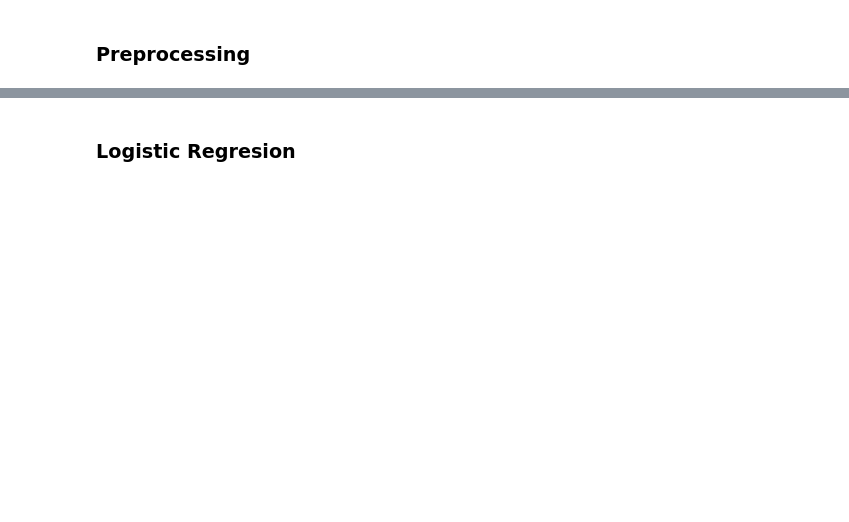
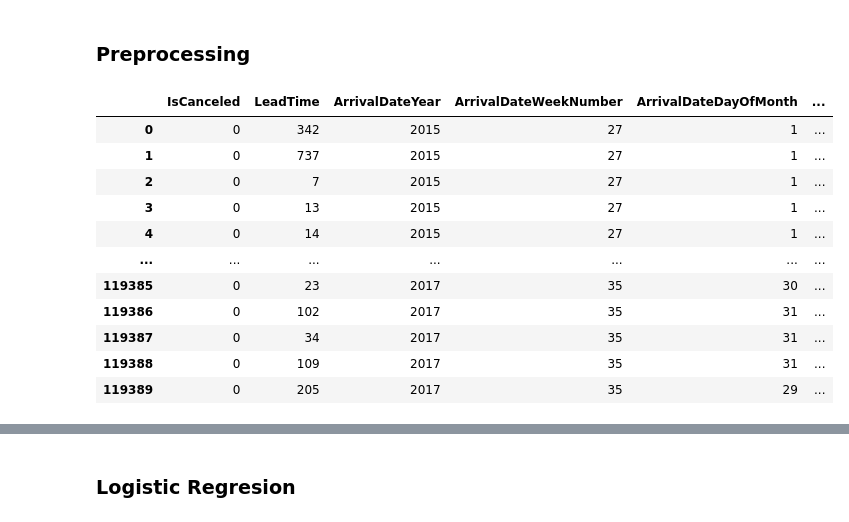
Before and after one commit to alejandromanas/GoogleColab_public, a Jupyter notebook: bookings/code/bookings.ipynb, the cells around one changed output, grey strips where cells are left out. Cells and saved outputs as stored; diff of their text form; code cells hidden in the pictures; blank space fills up the shorter version.

```diff
--- a/bookings/code/bookings.ipynb
+++ b/bookings/code/bookings.ipynb
@@ -109,26 +105,93 @@ def tac():
 # %%
 # data was preprocessed and imported from a personal Github repo
 #features
-X = pd.read_csv("https://raw.githubusercontent.com/alejandromanas/GoogleColab_public/master/bookings/files/X.csv", delimiter = ',')
+#X = pd.read_csv("https://raw.githubusercontent.com/alejandromanas/GoogleColab_public/master/bookings/files/X.csv", delimiter = ',')
 
 #outcome 'IsCancelled'
-Y = pd.read_csv("https://raw.githubusercontent.com/alejandromanas/GoogleColab_public/master/bookings/files/Y.csv", delimiter = ',')
+#Y = pd.read_csv("https://raw.githubusercontent.com/alejandromanas/GoogleColab_public/master/bookings/files/Y.csv", delimiter = ',')
 
 # Concatenation by columns
-Z=[]
-Z = pd.concat([Y,X],axis=1)
+#Z=[]
+#Z = pd.concat([Y,X],axis=1)
 
 #Original files
 #Resort
+#Original files
 H1 = pd.read_csv("https://raw.githubusercontent.com/alejandromanas/GoogleColab_public/master/bookings/files/H1.csv", delimiter = ',')
 H1['Hotel']='Resort'
 
-#Urban
+#outcome 'IsCancelled'
 H2 = pd.read_csv("https://raw.githubusercontent.com/alejandromanas/GoogleColab_public/master/bookings/files/H2.csv", delimiter = ',')
 H2['Hotel']='Urban'
 
-df=[]
-df=pd.concat([H1,H2], axis=0,ignore_index=True)
+df_raw=[]
+df_data=[]
+df_raw=pd.concat([H1,H2], axis=0,ignore_index=True)
+df_data=df_raw.copy()
 
-df.dtypes
+#Preprocessing
+
+# NAN
+df_data.isnull().any() # nan found in Country & Children
+
+df_data['ArrivalDateMonthNum']=df_data.ArrivalDateMonth.replace({ 'January' : 1, 'February' : 2, 'March' : 3, 'April' :4, 'May': 5, 'June' : 6, 'July':7, 'August' : 8, 'September' : 9, 'October' : 10, 'November': 11, 'December' : 12 })
+df_data.drop(columns='ArrivalDateMonth',inplace=True)
+
+# the value of the country is unreliable
+# country is deleted
+df_data.drop(columns = 'Country', inplace = True)
+# Deleting last booking change
+df_data.drop(columns = 'ReservationStatusDate', inplace = True)
+
+# nan in Children are replaced by 0
+df_data.Children.replace(np.nan, 0,inplace = True)
+
+# Agent
+# replace NULL by 0
+df_data.Agent.replace({'       NULL':0},inplace = True)
+df_data.Agent.nunique() #334 unique values
+
+# Company
+# replace NULL by 0
+df_data.Company.replace({'       NULL':0},inplace = True)
+# df_data.Company=df_data.Company.astype('int')
+
+df_data.Company.nunique() #353 unique values
+
+# Using vtreat for Agent & Company
+df_vtreat=[]
+df_vtreat =pd.concat([df_data[['IsCanceled']],df_data[['Company','Agent']]], axis=1)
+
+transform = vtreat.BinomialOutcomeTreatment(
+outcome_name='IsCanceled',    # outcome variable
+outcome_target=True)  # outcome of interest
+
+d_prepared = transform.fit_transform(df_vtreat, df_vtreat['IsCanceled'])
+transform.score_frame_
+
+df_data.drop(columns = ['Agent','Company'], inplace = True)
+
+df_pdata=[] #df processed data -> pdata
+df_pdata = pd.concat([df_data,d_prepared.loc[:, d_prepared.columns != 'IsCanceled']], axis=1)
+
+X=[]
+Y=[]
+Z=[]
+
+X=df_data.loc[:, df_data.columns != 'IsCanceled']
+Y=df_data['IsCanceled']
+Z=df_pdata.copy()
+Z
 # %% [output]
+|  | IsCanceled | LeadTime | ArrivalDateYear | ArrivalDateWeekNumber | ArrivalDateDayOfMonth | ... |
+| 0 | 0 | 342 | 2015 | 27 | 1 | ... |
+| 1 | 0 | 737 | 2015 | 27 | 1 | ... |
+| 2 | 0 | 7 | 2015 | 27 | 1 | ... |
+| 3 | 0 | 13 | 2015 | 27 | 1 | ... |
+| 4 | 0 | 14 | 2015 | 27 | 1 | ... |
+| ... | ... | ... | ... | ... | ... | ... |
+| 119385 | 0 | 23 | 2017 | 35 | 30 | ... |
+| 119386 | 0 | 102 | 2017 | 35 | 31 | ... |
+| 119387 | 0 | 34 | 2017 | 35 | 31 | ... |
+| 119388 | 0 | 109 | 2017 | 35 | 31 | ... |
+| 119389 | 0 | 205 | 2017 | 35 | 29 | ... |
```
Also changed, not shown: parts of 3 cells of this notebook.
